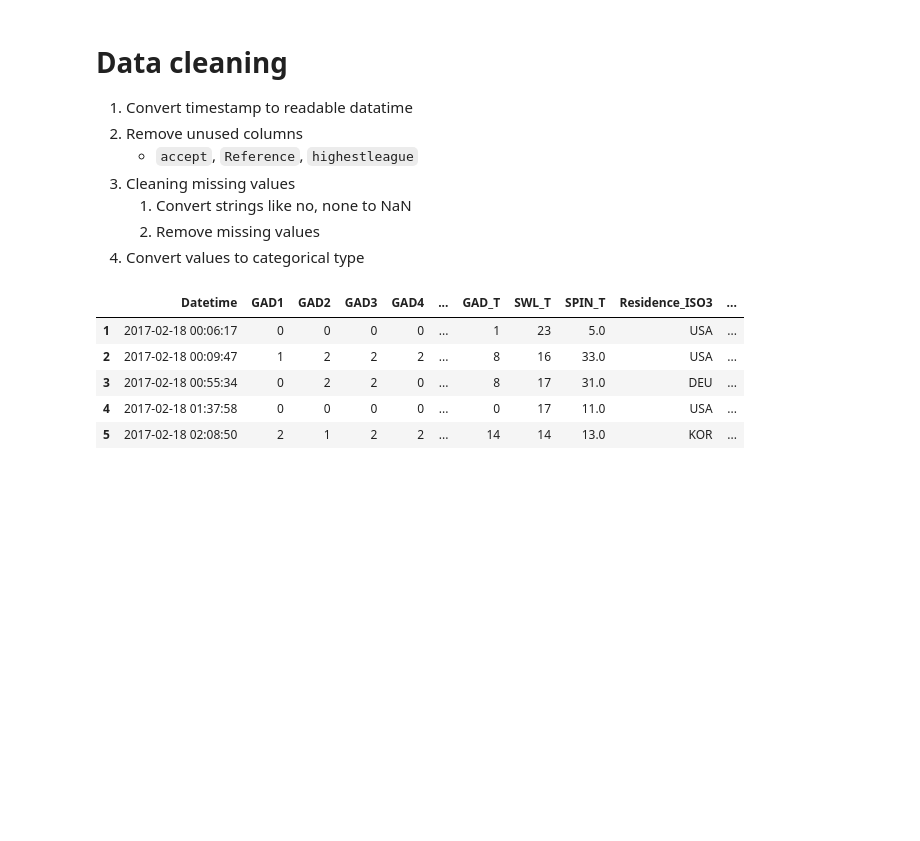
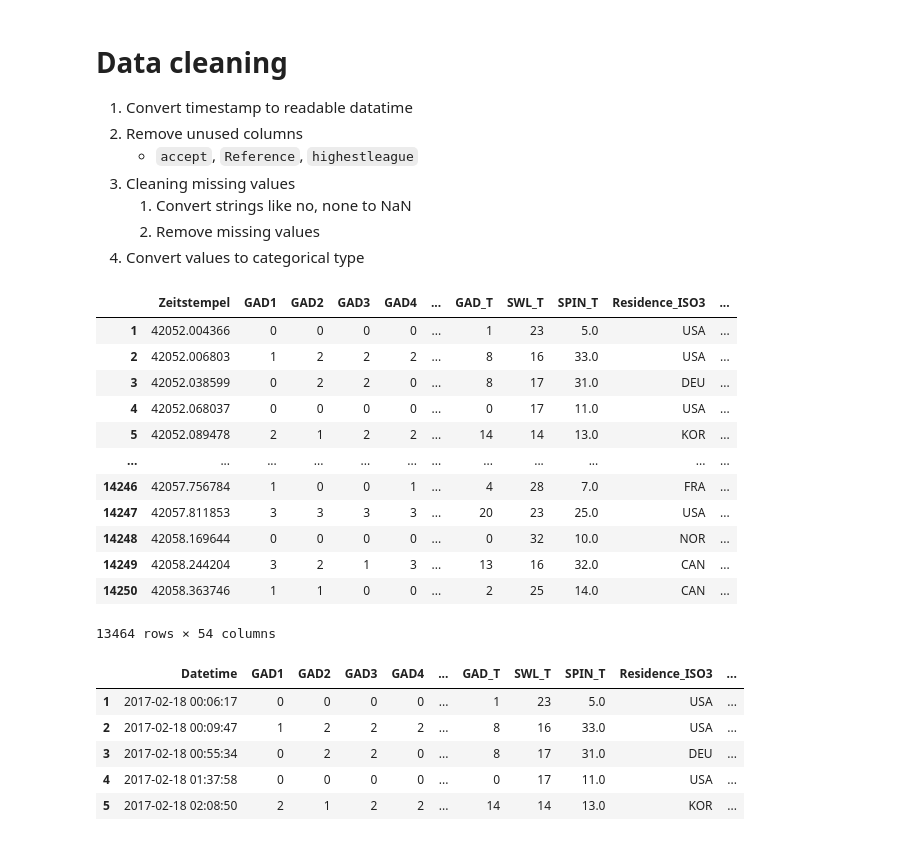
Before and after one commit to OulinG138/Gaming-Habits-and-Mental-Well-being-Dashboard, a Jupyter notebook: notebooks/02_data_cleaning.ipynb, the cells around one changed output. Drawn from its saved outputs; the diff is of its cells as text; code cells hidden in the pictures; blank space fills up the shorter version.

```diff
--- a/notebooks/02_data_cleaning.ipynb
+++ b/notebooks/02_data_cleaning.ipynb
@@ -32,9 +60,24 @@ import numpy as np
 pd.set_option('display.max_rows', 10)  # Limits displayed rows
 pd.set_option('display.max_columns', 10)  # Limits displayed columns
 # %%
-file_path = "/content/drive/MyDrive/STA313 Final Project/data/Gaming Study Data.csv"
+file_path = "data/raw/Gaming Study Data.csv"
 
 df = pd.read_csv(file_path, encoding="ISO-8859-1", index_col=0)
+df
+# %% [output]
+|  | Zeitstempel | GAD1 | GAD2 | GAD3 | GAD4 | ... | GAD_T | SWL_T | SPIN_T | Residence_ISO3 | ... |
+| 1 | 42052.004366 | 0 | 0 | 0 | 0 | ... | 1 | 23 | 5.0 | USA | ... |
+| 2 | 42052.006803 | 1 | 2 | 2 | 2 | ... | 8 | 16 | 33.0 | USA | ... |
+| 3 | 42052.038599 | 0 | 2 | 2 | 0 | ... | 8 | 17 | 31.0 | DEU | ... |
+| 4 | 42052.068037 | 0 | 0 | 0 | 0 | ... | 0 | 17 | 11.0 | USA | ... |
+| 5 | 42052.089478 | 2 | 1 | 2 | 2 | ... | 14 | 14 | 13.0 | KOR | ... |
+| ... | ... | ... | ... | ... | ... | ... | ... | ... | ... | ... | ... |
+| 14246 | 42057.756784 | 1 | 0 | 0 | 1 | ... | 4 | 28 | 7.0 | FRA | ... |
+| 14247 | 42057.811853 | 3 | 3 | 3 | 3 | ... | 20 | 23 | 25.0 | USA | ... |
+| 14248 | 42058.169644 | 0 | 0 | 0 | 0 | ... | 0 | 32 | 10.0 | NOR | ... |
+| 14249 | 42058.244204 | 3 | 2 | 1 | 3 | ... | 13 | 16 | 32.0 | CAN | ... |
+| 14250 | 42058.363746 | 1 | 1 | 0 | 0 | ... | 2 | 25 | 14.0 | CAN | ... |
+13464 rows × 54 columns
 # %%
 #@title Part 1 Converting timestamp
 # Run this only once since we're dropping a column
```
Also changed, not shown: parts of 6 cells of this notebook.
